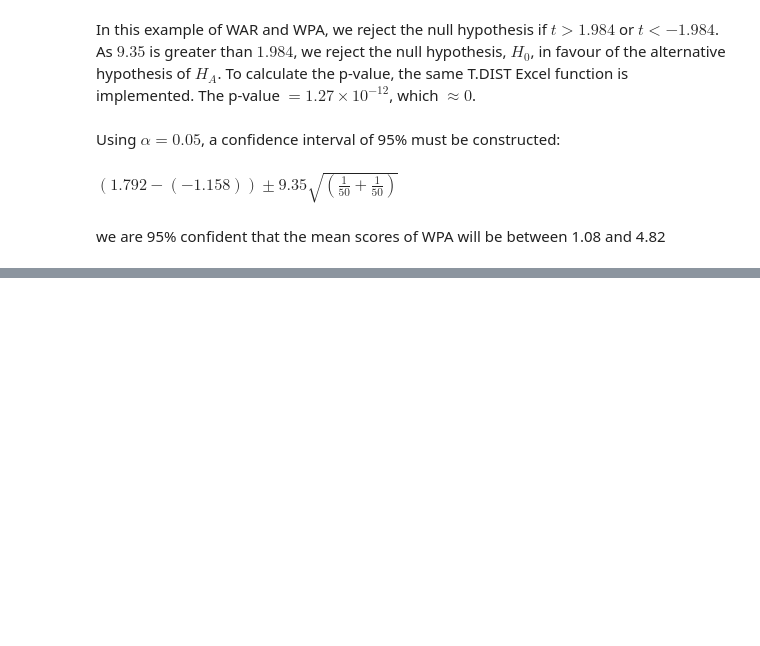
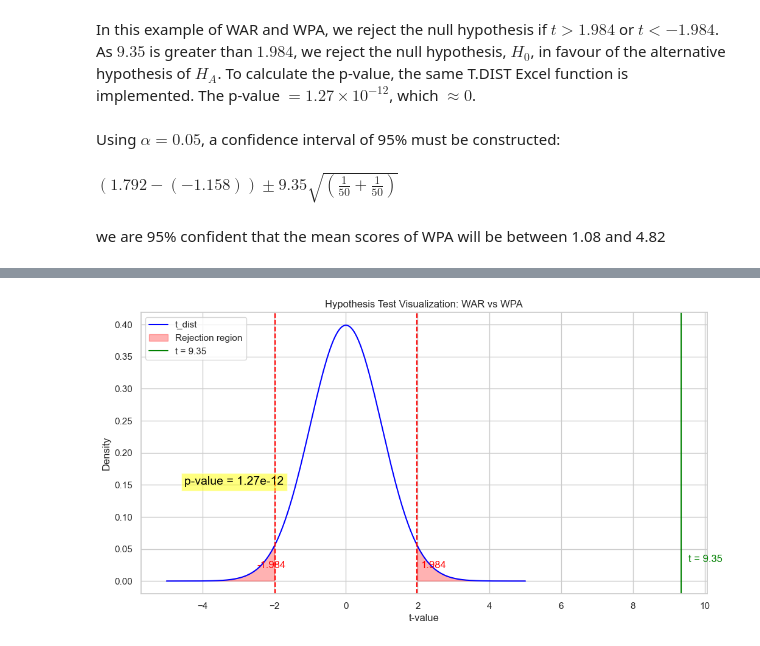
Before and after one commit to Ethanp333/baseball_data, a Jupyter notebook: starting_new.ipynb, the cells around one changed output, grey strips where cells are left out. Cells and saved outputs as stored; diff of their text form; code cells hidden in the pictures; blank space fills up the shorter version.

```diff
--- a/starting_new.ipynb
+++ b/starting_new.ipynb
@@ -1964,0 +1894,44 @@ we are 95% confident that the mean scores of WPA will be between 1.08 and 4.82
+# %%
+import numpy as np
+import pandas as pd
+import matplotlib.pyplot as plt
+import scipy.stats as stats
+
+# Define the parameters for the second hypothesis test
+t_statistic = 9.35
+critical_value = 1.984
+p_value = 1.27e-12
+
+# Create a DataFrame for the t-distribution
+x = np.linspace(-5, 5, 1000)
+t_dist = stats.t.pdf(x, df=1000)  # using a high degree of freedom for approximation
+df = pd.DataFrame({'x': x, 't_dist': t_dist})
+
+# Plot the t-distribution using pandas
+ax = df.plot(x='x', y='t_dist', legend=False, figsize=(12, 6), color='blue', title="Hypothesis Test Visualization: WAR vs WPA")
+
+# Shade the rejection regions
+ax.fill_between(df['x'], 0, df['t_dist'], where=(df['x'] <= -critical_value) | (df['x'] >= critical_value), color='red', alpha=0.3, label='Rejection region')
+
+# Mark the critical values
+ax.axvline(-critical_value, color='red', linestyle='--')
+ax.axvline(critical_value, color='red', linestyle='--')
+ax.text(-critical_value - 0.5, 0.02, '-1.984', color='red', fontsize=12)
+ax.text(critical_value + 0.1, 0.02, '1.984', color='red', fontsize=12)
+
+# Mark the test statistic
+ax.axvline(t_statistic, color='green', linestyle='-', label=f't = {t_statistic}')
+ax.text(t_statistic + 0.2, 0.03, f't = {t_statistic}', color='green', fontsize=12)
+
+# Annotate the p-value
+ax.text(-4.5, 0.15, f'p-value = {p_value:.2e}', fontsize=14, color='black', bbox=dict(facecolor='yellow', alpha=0.5))
+
+# Add labels and legend
+ax.set_xlabel("t-value")
+ax.set_ylabel("Density")
+ax.legend()
+
+# Show the plot
+plt.show()
+# %% [output]
+[figure, added]
```
Also changed, not shown: parts of 45 cells of this notebook.
